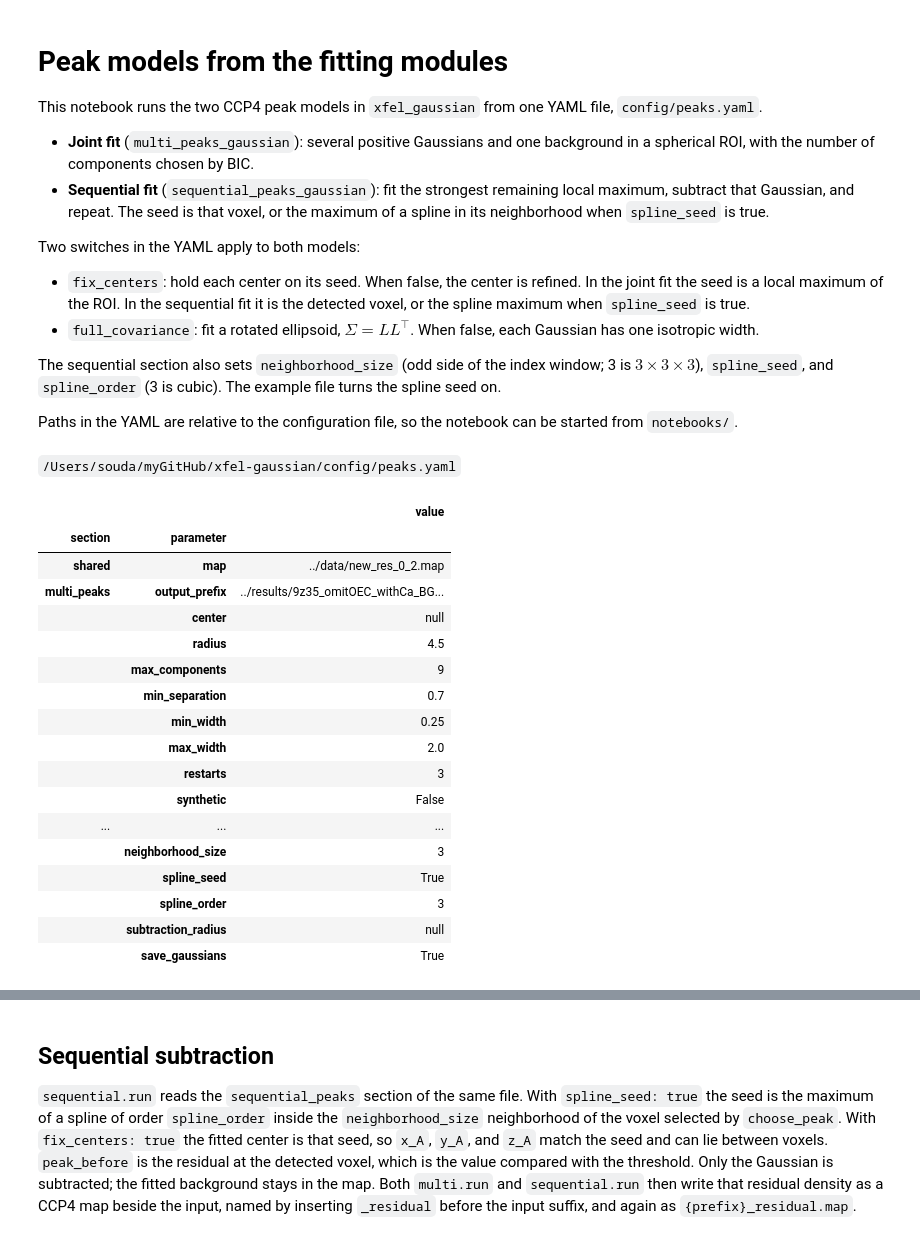
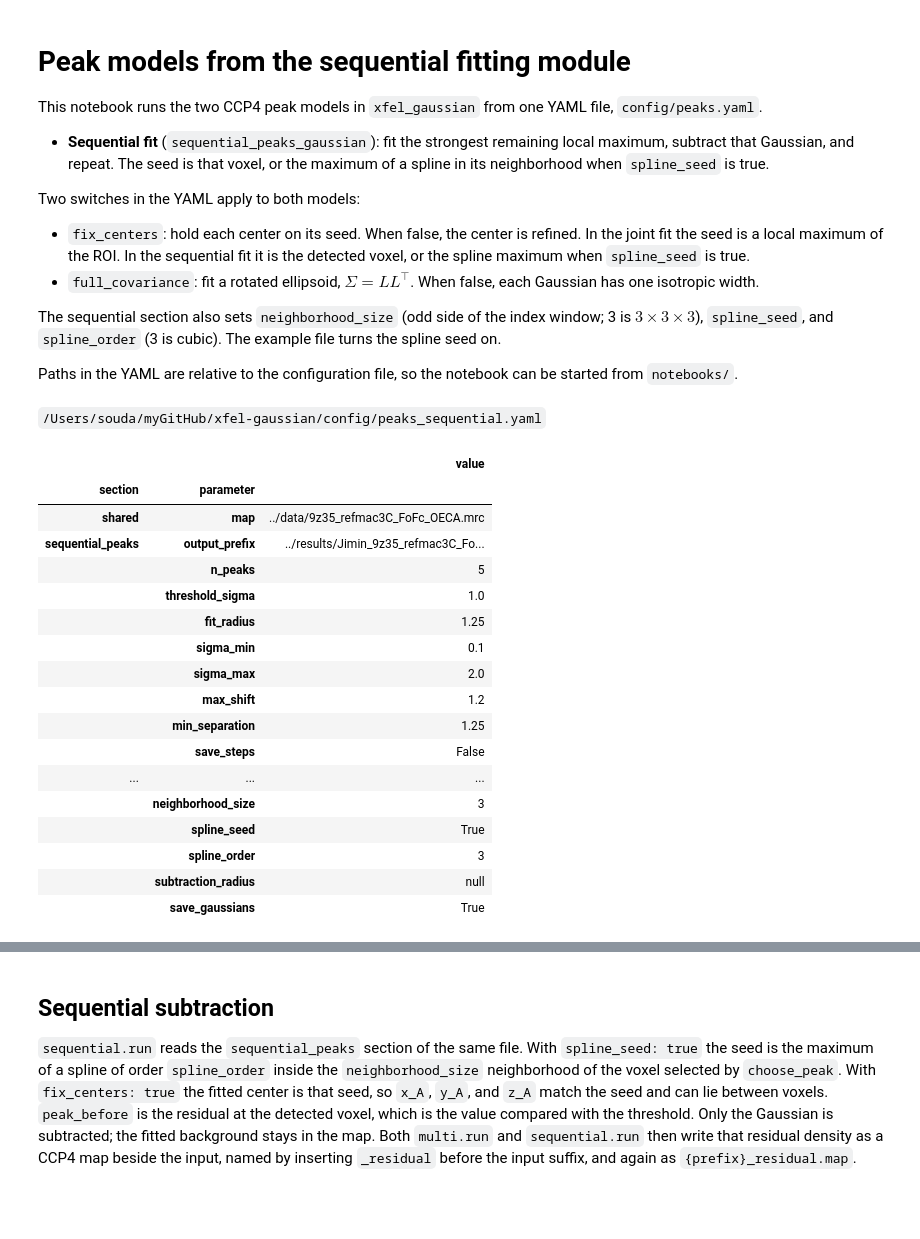
Before and after one commit to asouda/xfel-gaussian, a Jupyter notebook: notebooks/xfel_gaussian_module_sequential.ipynb, the cells around one changed output, grey strips where cells are left out. Drawn from its saved outputs; the diff is of its cells as text; code cells hidden in the pictures; blank space fills up the shorter version.

```diff
--- a/notebooks/xfel_gaussian_module_sequential.ipynb
+++ b/notebooks/xfel_gaussian_module_sequential.ipynb
@@ -1,9 +1,8 @@
 # %% [markdown]
-# Peak models from the fitting modules
+# Peak models from the sequential fitting module
 
 This notebook runs the two CCP4 peak models in `xfel_gaussian` from one YAML file, `config/peaks.yaml`.
 
-- **Joint fit** (`multi_peaks_gaussian`): several positive Gaussians and one background in a spherical ROI, with the number of components chosen by BIC.
 - **Sequential fit** (`sequential_peaks_gaussian`): fit the strongest remaining local maximum, subtract that Gaussian, and repeat. The seed is that voxel, or the maximum of a spline in its neighborhood when `spline_seed` is true.
 
 Two switches in the YAML apply to both models:
@@ -23,46 +22,46 @@ import xfel_gaussian.multi_peaks_gaussian as multi
 import xfel_gaussian.sequential_peaks_gaussian as sequential
 importlib.reload(multi)
 importlib.reload(sequential)
 
-config_path = Path('../config/peaks.yaml')
+config_path = Path('../config/peaks_sequential.yaml')
 if not config_path.is_file():
-    config_path = Path('config/peaks.yaml')
+    config_path = Path('config/peaks_sequential.yaml')
 cfg = multi.load_config(config_path)
 
 rows = []
 for key, value in cfg.items():
     if str(key).startswith('_'):
         continue
     if isinstance(value, dict):
         for name, item in value.items():
             rows.append({
                 'section': key,
                 'parameter': name,
                 'value': 'null' if item is None else item,
             })
     else:
         rows.append({
             'section': 'shared',
             'parameter': key,
             'value': 'null' if value is None else value,
         })
 parameters = pd.DataFrame(rows).set_index(['section', 'parameter'])
 display(Markdown(f'`{config_path.resolve()}`'))
 display(parameters)
 # %% [output]
-`/Users/souda/myGitHub/xfel-gaussian/config/peaks.yaml`
+`/Users/souda/myGitHub/xfel-gaussian/config/peaks_sequential.yaml`
 |  |  | value |
 | section | parameter |  |
-| shared | map | ../data/new_res_0_2.map |
-| multi_peaks | output_prefix | ../results/9z35_omitOEC_withCa_BG... |
-|  | center | null |
-|  | radius | 4.5 |
-|  | max_components | 9 |
-|  | min_separation | 0.7 |
-|  | min_width | 0.25 |
-|  | max_width | 2.0 |
-|  | restarts | 3 |
-|  | synthetic | False |
+| shared | map | ../data/9z35_refmac3C_FoFc_OECA.mrc |
+| sequential_peaks | output_prefix | ../results/Jimin_9z35_refmac3C_Fo... |
+|  | n_peaks | 5 |
+|  | threshold_sigma | 1.0 |
+|  | fit_radius | 1.25 |
+|  | sigma_min | 0.1 |
+|  | sigma_max | 2.0 |
+|  | max_shift | 1.2 |
+|  | min_separation | 1.25 |
+|  | save_steps | False |
 | ... | ... | ... |
 |  | neighborhood_size | 3 |
 |  | spline_seed | True |
```
Also changed, not shown: parts of 7 cells of this notebook, 9 other files.
